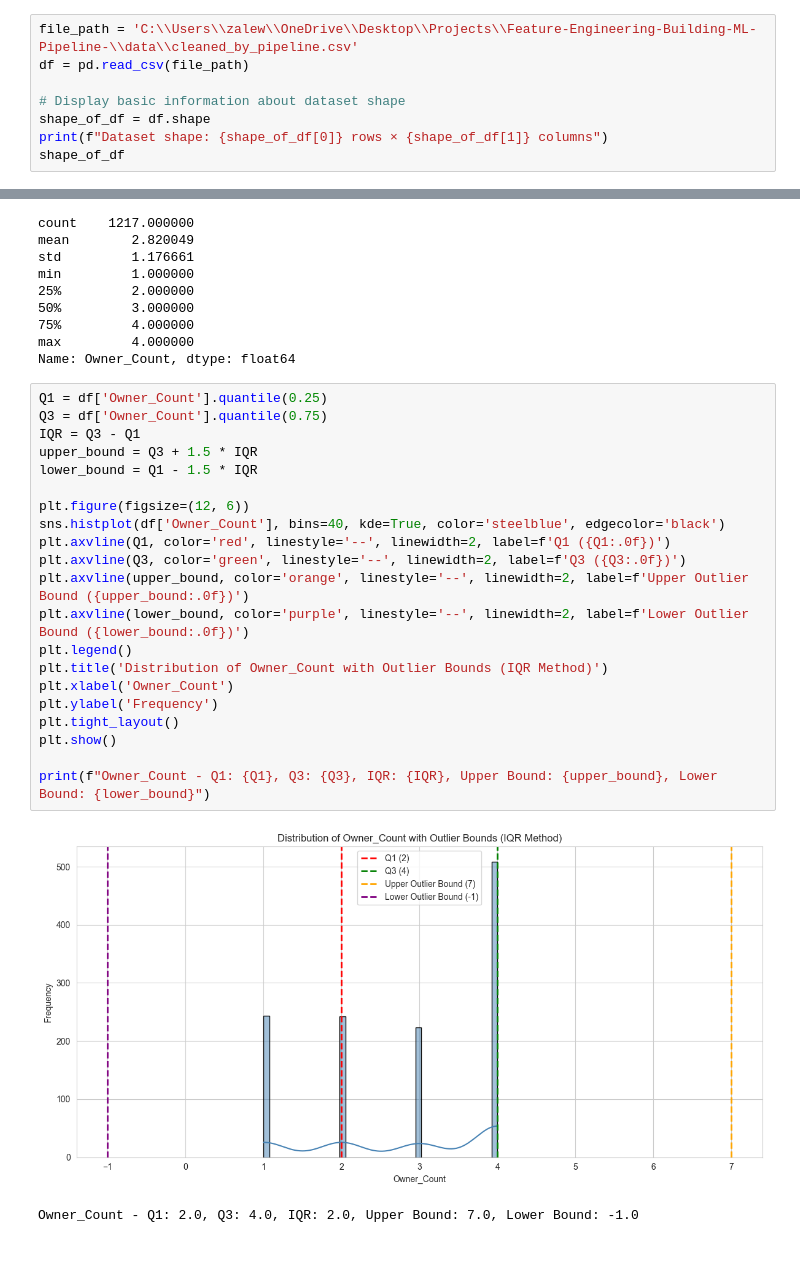
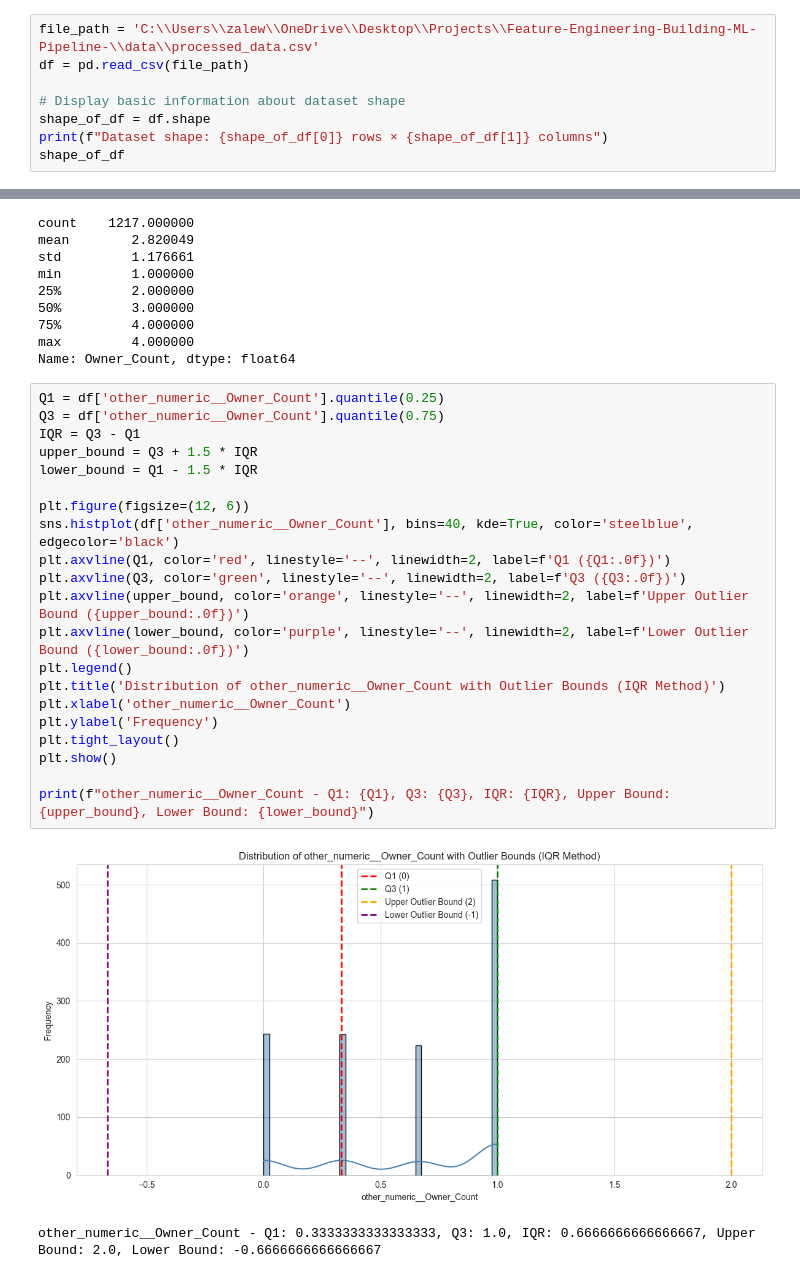
Before and after one commit to FinalFinalV2/Feature-Engineering-Building-ML-Pipeline-, a Jupyter notebook: cleaned_analysis.ipynb, the cells around one changed output, grey strips where cells are left out. Drawn from its saved outputs; the diff is of its cells as text.

```diff
--- a/cleaned_analysis.ipynb
+++ b/cleaned_analysis.ipynb
@@ -8,7 +8,7 @@ sns.set_style("whitegrid")
 plt.rcParams['figure.figsize'] = (12, 6)
 plt.rcParams['font.size'] = 10
 # %%
-file_path = 'C:\\Users\\zalew\\OneDrive\\Desktop\\Projects\\Feature-Engineering-Building-ML-Pipeline-\\data\\cleaned_by_pipeline.csv'
+file_path = 'C:\\Users\\zalew\\OneDrive\\Desktop\\Projects\\Feature-Engineering-Building-ML-Pipeline-\\data\\processed_data.csv'
 df = pd.read_csv(file_path)
 
 # Display basic information about dataset shape
@@ -171,27 +171,27 @@ min         1.000000
 max         4.000000
 Name: Owner_Count, dtype: float64
 # %%
-Q1 = df['Owner_Count'].quantile(0.25)
-Q3 = df['Owner_Count'].quantile(0.75)
+Q1 = df['other_numeric__Owner_Count'].quantile(0.25)
+Q3 = df['other_numeric__Owner_Count'].quantile(0.75)
 IQR = Q3 - Q1
 upper_bound = Q3 + 1.5 * IQR
 lower_bound = Q1 - 1.5 * IQR
 
 plt.figure(figsize=(12, 6))
-sns.histplot(df['Owner_Count'], bins=40, kde=True, color='steelblue', edgecolor='black')
+sns.histplot(df['other_numeric__Owner_Count'], bins=40, kde=True, color='steelblue', edgecolor='black')
 plt.axvline(Q1, color='red', linestyle='--', linewidth=2, label=f'Q1 ({Q1:.0f})')
 plt.axvline(Q3, color='green', linestyle='--', linewidth=2, label=f'Q3 ({Q3:.0f})')
 plt.axvline(upper_bound, color='orange', linestyle='--', linewidth=2, label=f'Upper Outlier Bound ({upper_bound:.0f})')
 plt.axvline(lower_bound, color='purple', linestyle='--', linewidth=2, label=f'Lower Outlier Bound ({lower_bound:.0f})')
 plt.legend()
-plt.title('Distribution of Owner_Count with Outlier Bounds (IQR Method)')
-plt.xlabel('Owner_Count')
+plt.title('Distribution of other_numeric__Owner_Count with Outlier Bounds (IQR Method)')
+plt.xlabel('other_numeric__Owner_Count')
 plt.ylabel('Frequency')
 plt.tight_layout()
 plt.show()
 
-print(f"Owner_Count - Q1: {Q1}, Q3: {Q3}, IQR: {IQR}, Upper Bound: {upper_bound}, Lower Bound: {lower_bound}")
+print(f"other_numeric__Owner_Count - Q1: {Q1}, Q3: {Q3}, IQR: {IQR}, Upper Bound: {upper_bound}, Lower Bound: {lower_bound}")
 # %% [output]
-[figure, old version]
+[figure, new version]
-Owner_Count - Q1: 2.0, Q3: 4.0, IQR: 2.0, Upper Bound: 7.0, Lower Bound: -1.0
+other_numeric__Owner_Count - Q1: 0.3333333333333333, Q3: 1.0, IQR: 0.6666666666666667, Upper Bound: 2.0, Lower Bound: -0.6666666666666667
 # %%
```
Also changed, not shown: parts of 15 cells of this notebook, 3 other files.
